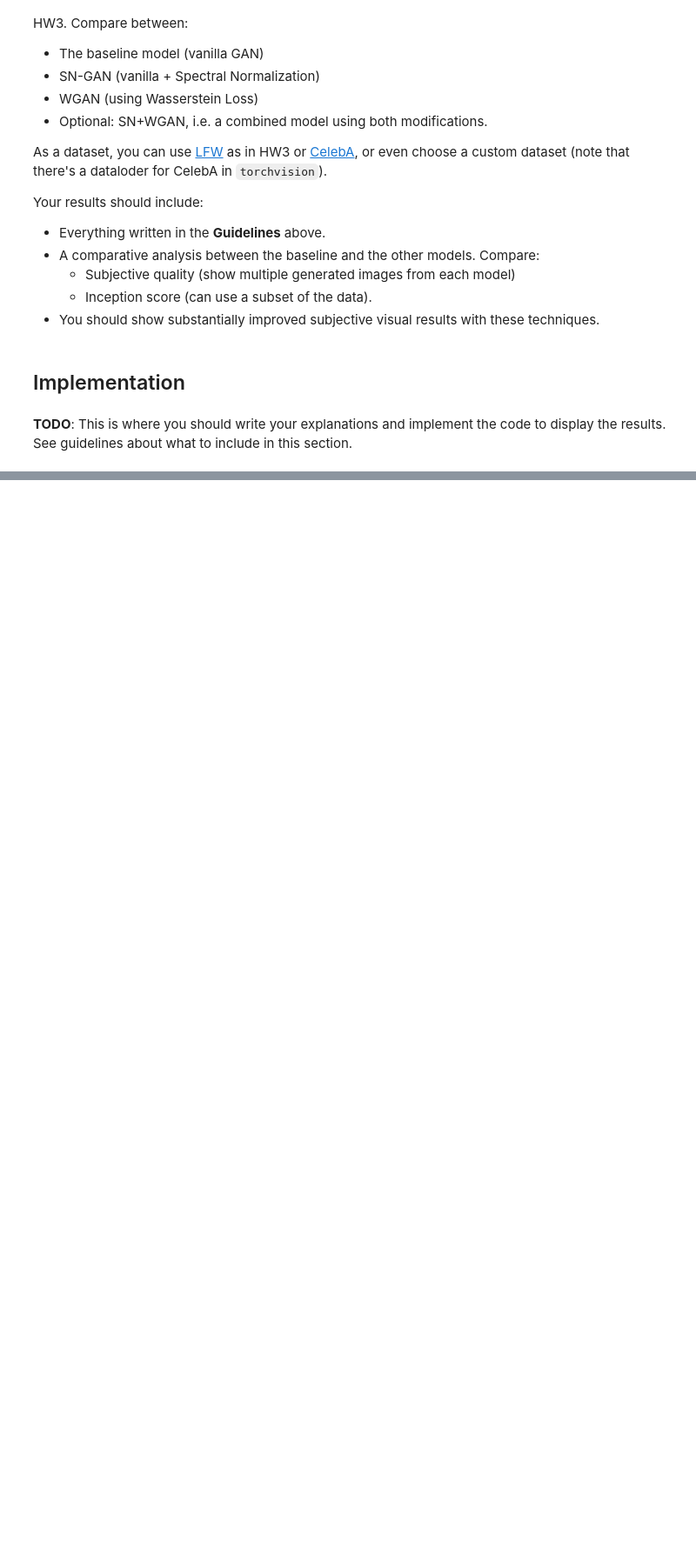
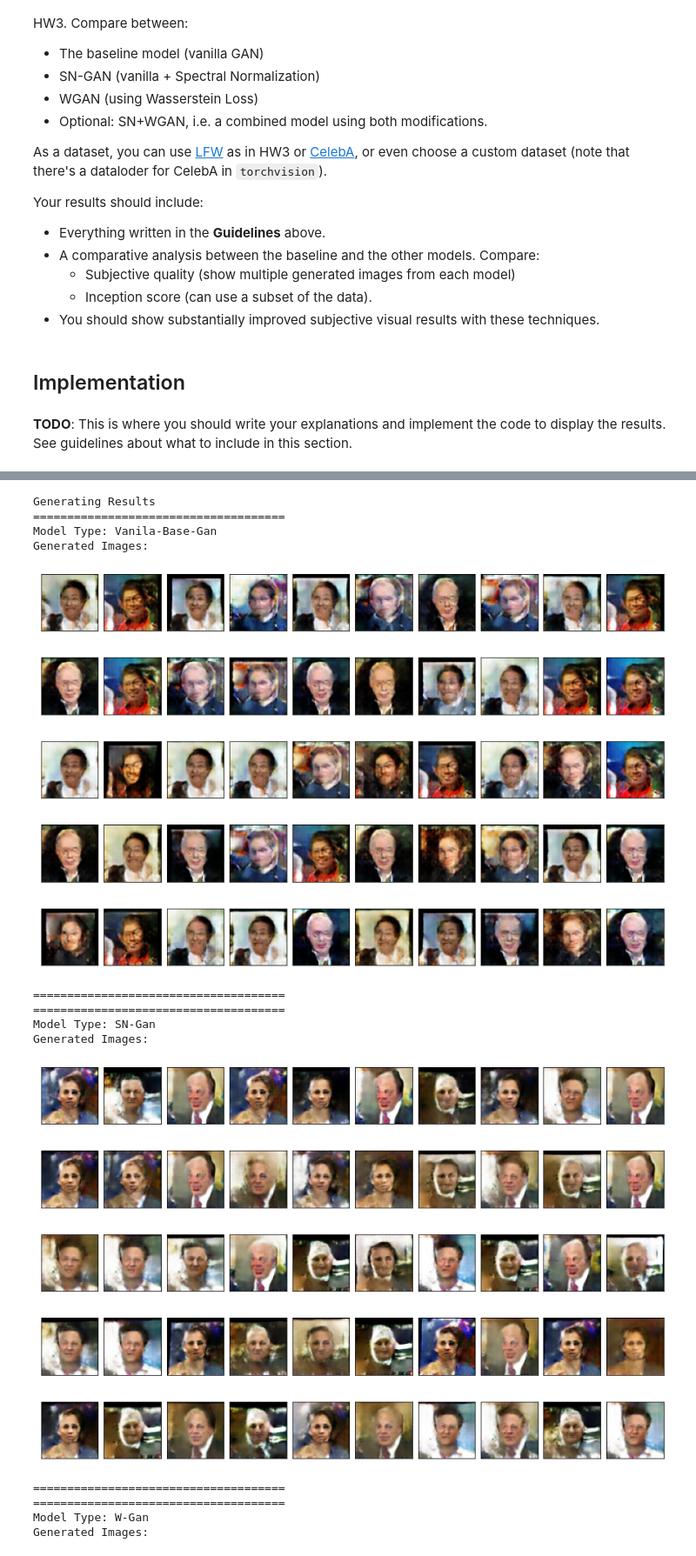
Before and after one commit to Eliran-Turgeman/Deep-Learning, a Jupyter notebook: hw4/Part3_MiniProject.ipynb, the cells around one changed output, grey strips where cells are left out. Shown at 87% size. Saved outputs shown, nothing was run; the diff lists cells and outputs as text; code cells hidden in the pictures; blank space fills up the shorter version.

```diff
--- a/hw4/Part3_MiniProject.ipynb
+++ b/hw4/Part3_MiniProject.ipynb
@@ -156,0 +174,17 @@ RuntimeError: CUDA out of memory. Tried to allocate 20.00 MiB (GPU 0; 4.00 GiB t
+# %%
+generateResults()
+# %% [output]
+Generating Results
+=====================================
+Model Type: Vanila-Base-Gan
+Generated Images:
+[figure, added]
+=====================================
+=====================================
+Model Type: SN-Gan
+Generated Images:
+[figure, added]
+=====================================
+=====================================
+Model Type: W-Gan
+Generated Images:
```
Also changed, not shown: parts of 3 cells of this notebook, 21 other files.
